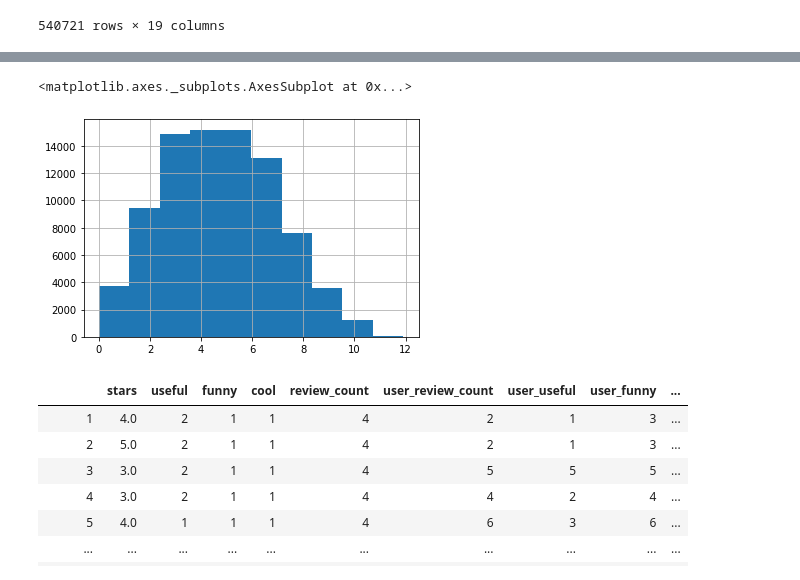
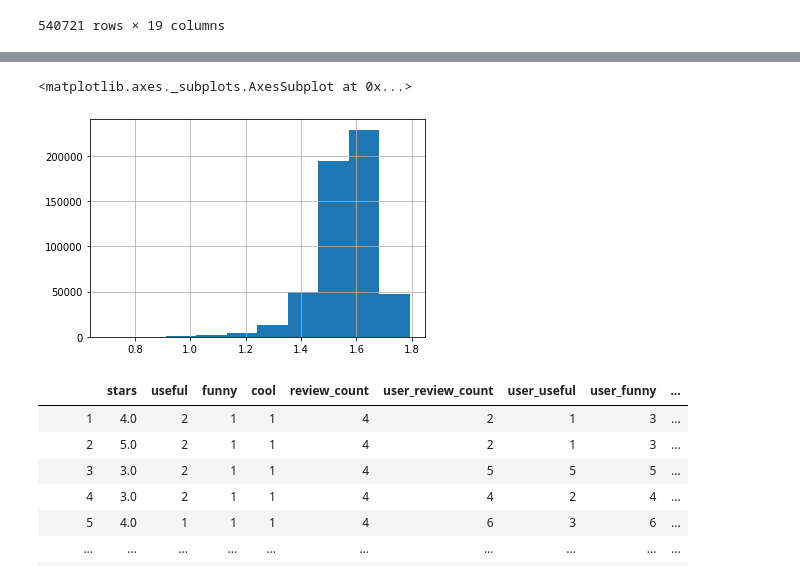
Before and after one commit to wonchankim97/Yelp-Recommender, a Jupyter notebook: EDA_KISOO.ipynb, the cells around one changed output, grey strips where cells are left out. Cells and saved outputs as stored; diff of their text form; code cells hidden in the pictures.

```diff
--- a/EDA_KISOO.ipynb
+++ b/EDA_KISOO.ipynb
@@ -1486,10 +1500,10 @@ fans                 None
 average_stars        None
 dtype: object
 # %%
-np.log1p(xreviews['user_cool']).hist()
+np.log1p(xreviews['average_stars']).hist()
 # %% [output]
 <matplotlib.axes._subplots.AxesSubplot at 0x...>
-[figure, old version]
+[figure, new version]
 # %%
 xreviews[['useful','funny','cool','review_count','user_review_count','user_useful','user_funny','user_cool','fans']] = xreviews[['useful','funny','cool','review_count','user_review_count','user_useful','user_funny','user_cool','fans']].apply(lambda x: np.log1p(x))
 xreviews[['useful','funny','cool','review_count','user_review_count','user_useful','user_funny','user_cool','fans','average_stars']] = xreviews[['useful','funny','cool','review_count','user_review_count','fans','user_useful','user_funny','user_cool','average_stars']].apply(lambda x: pd.cut(x,10,labels=False))
```
Also changed, not shown: parts of 8 cells of this notebook.
